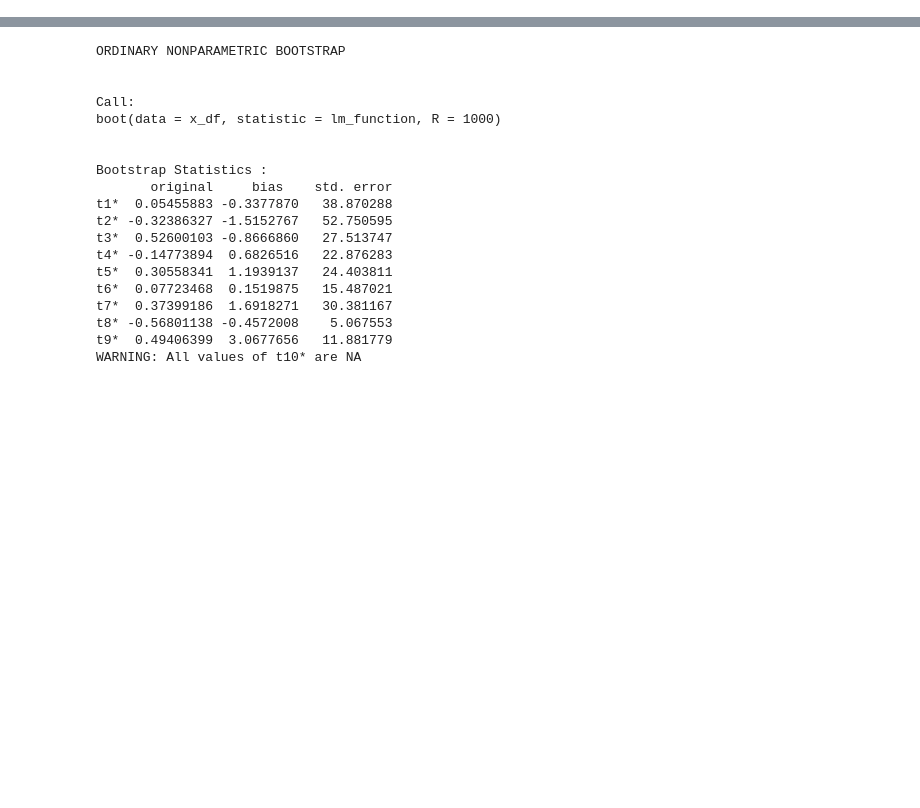
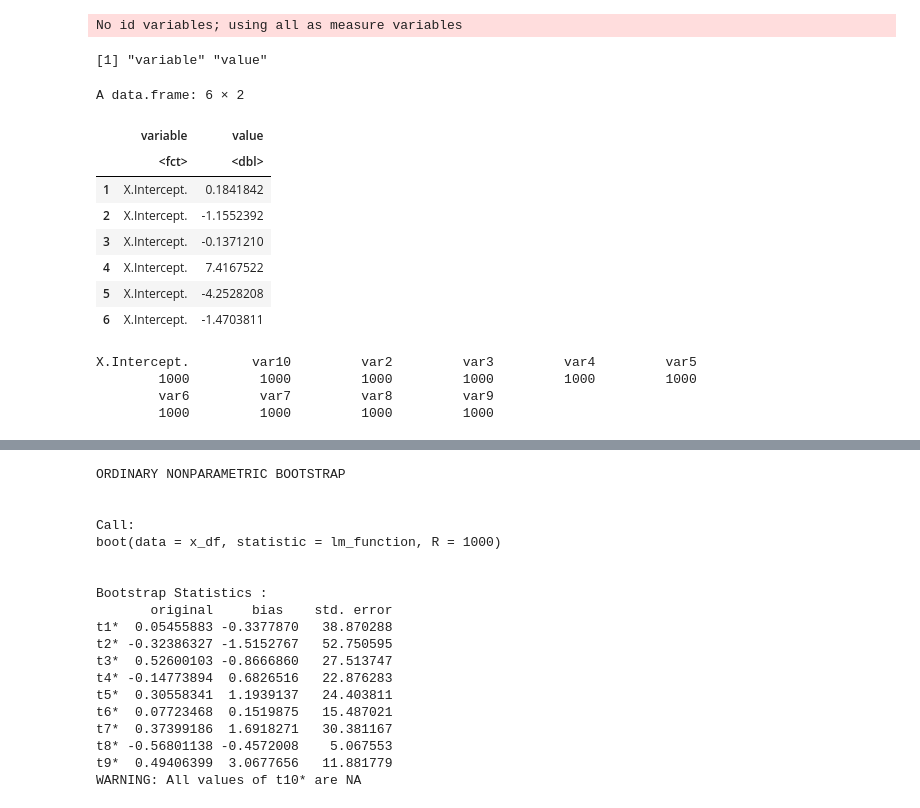
Before and after one commit to richherr/notebooks, a Jupyter notebook: GettingStarted_R.ipynb, the cells around one changed output, grey strips where cells are left out. Saved outputs shown, nothing was run; the diff lists cells and outputs as text; code cells hidden in the pictures; blank space fills up the shorter version.

```diff
--- a/GettingStarted_R.ipynb
+++ b/GettingStarted_R.ipynb
@@ -168,0 +336,26 @@ library(ggplot2)
+# %%
+library(ggplot2)
+library(reshape2)
+
+# Histogram with density plot
+# ggplot needs a dataframe to plot
+coef_mat_accum_df<-melt(data.frame(coef_mat_accum))
+names(coef_mat_accum_df)
+head(coef_mat_accum_df)
+summary(coef_mat_accum_df$variable)
+# %% [output]
+No id variables; using all as measure variables
+[1] "variable" "value"
+A data.frame: 6 × 2
+|  | variable | value |
+|  | <fct> | <dbl> |
+| 1 | X.Intercept. | 0.1841842 |
+| 2 | X.Intercept. | -1.1552392 |
+| 3 | X.Intercept. | -0.1371210 |
+| 4 | X.Intercept. | 7.4167522 |
+| 5 | X.Intercept. | -4.2528208 |
+| 6 | X.Intercept. | -1.4703811 |
+X.Intercept.        var10         var2         var3         var4         var5
+        1000         1000         1000         1000         1000         1000
+        var6         var7         var8         var9
+        1000         1000         1000         1000
```
Also changed, not shown: parts of 24 cells of this notebook.
